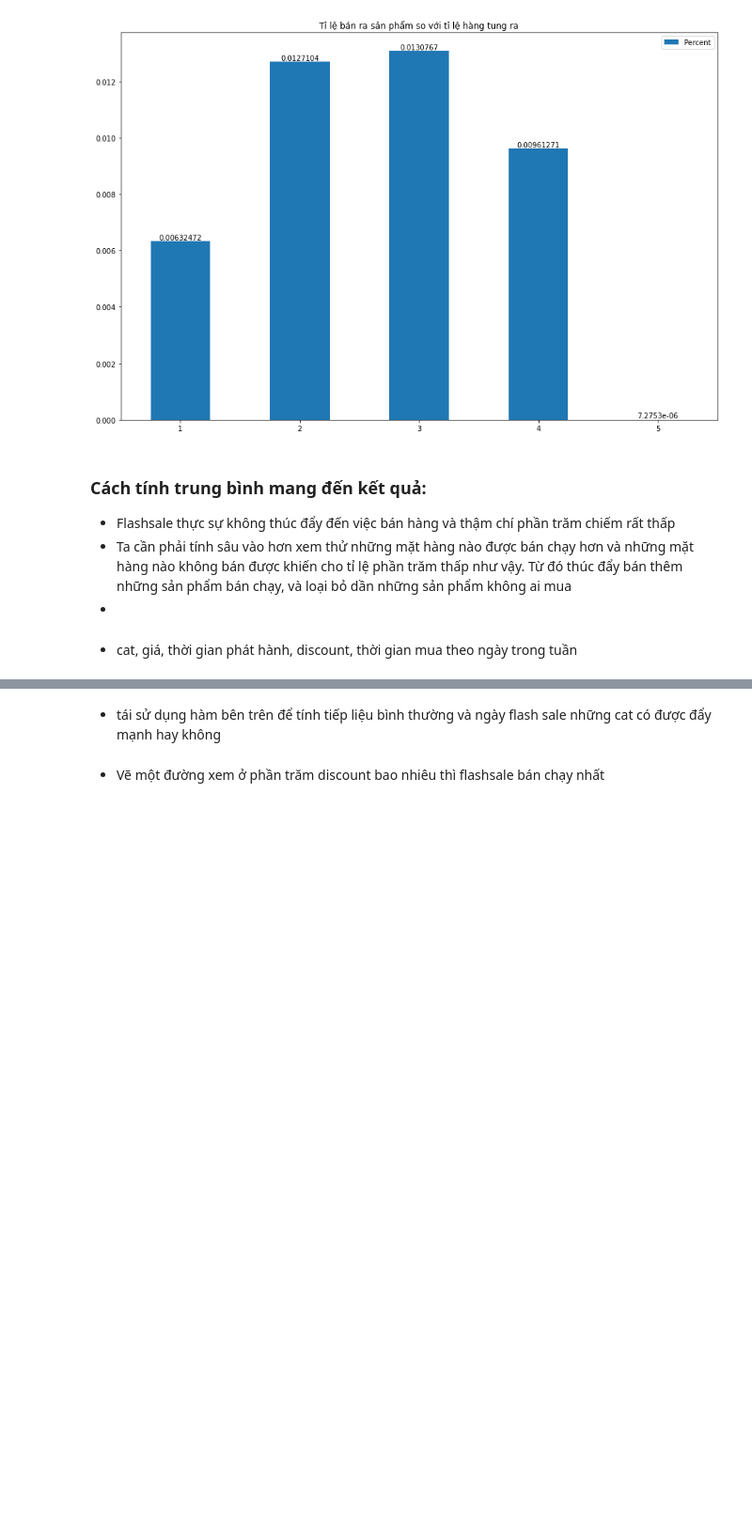
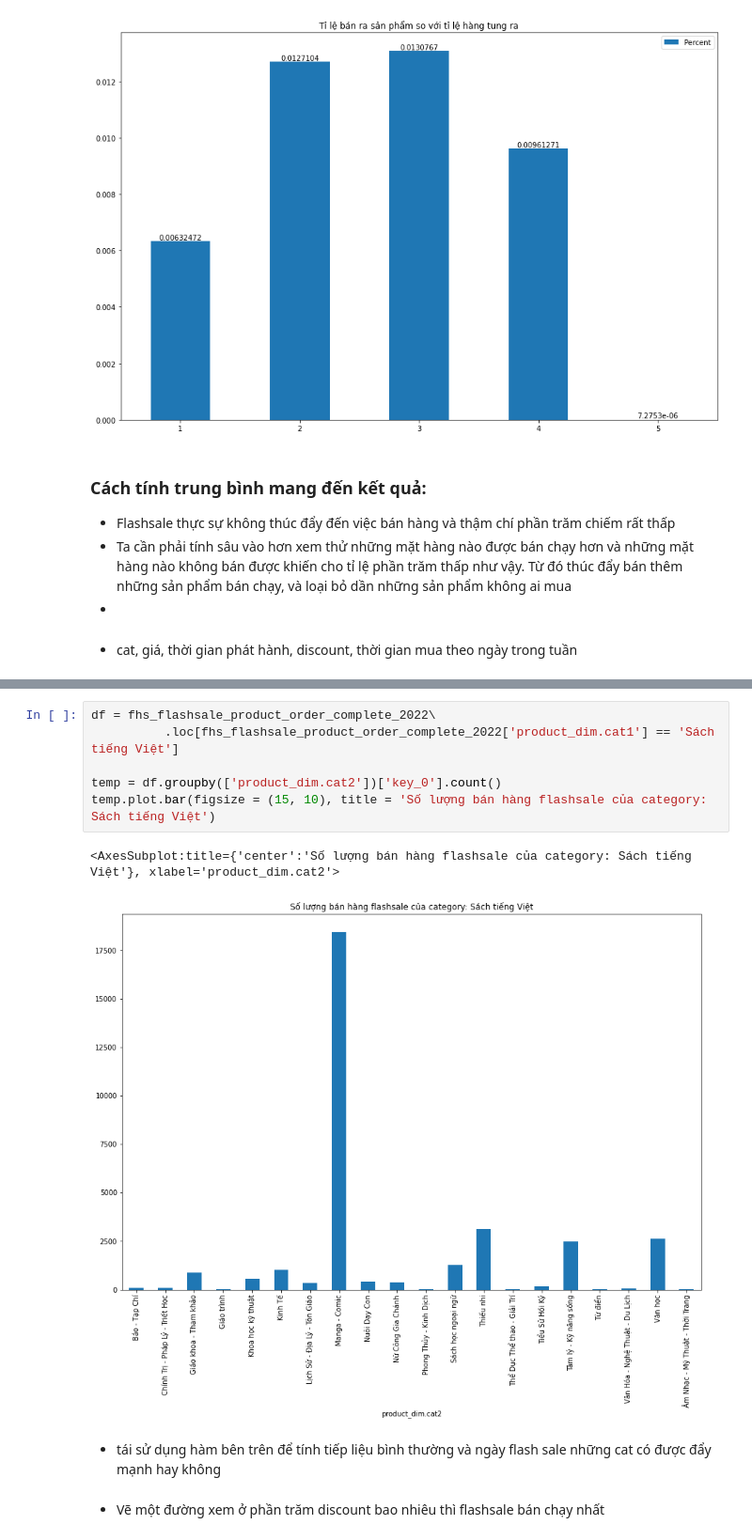
Before and after one commit to ToanLyHoa/Report-data-analysis, a Jupyter notebook: Analysis_Fahasa.ipynb, the cells around one changed output, grey strips where cells are left out. Shown at 94% size. Drawn from its saved outputs; the diff is of its cells as text; blank space fills up the shorter version.

```diff
--- a/Analysis_Fahasa.ipynb
+++ b/Analysis_Fahasa.ipynb
@@ -587,3 +701,12 @@ Name: product_dim.cat1, dtype: int64
+# %%
+df = fhs_flashsale_product_order_complete_2022\
+          .loc[fhs_flashsale_product_order_complete_2022['product_dim.cat1'] == 'Sách tiếng Việt']
+
+temp = df.groupby(['product_dim.cat2'])['key_0'].count()
+temp.plot.bar(figsize = (15, 10), title = 'Số lượng bán hàng flashsale của category: Sách tiếng Việt')
+# %% [output]
+<AxesSubplot:title={'center':'Số lượng bán hàng flashsale của category: Sách tiếng Việt'}, xlabel='product_dim.cat2'>
+[figure, added]
 # %% [markdown]
 - tái sử dụng hàm bên trên để tính tiếp liệu bình thường và ngày flash sale những cat có được đẩy mạnh hay không
 # %% [markdown]
```
Also changed, not shown: parts of 15 cells of this notebook, 4 other files.
